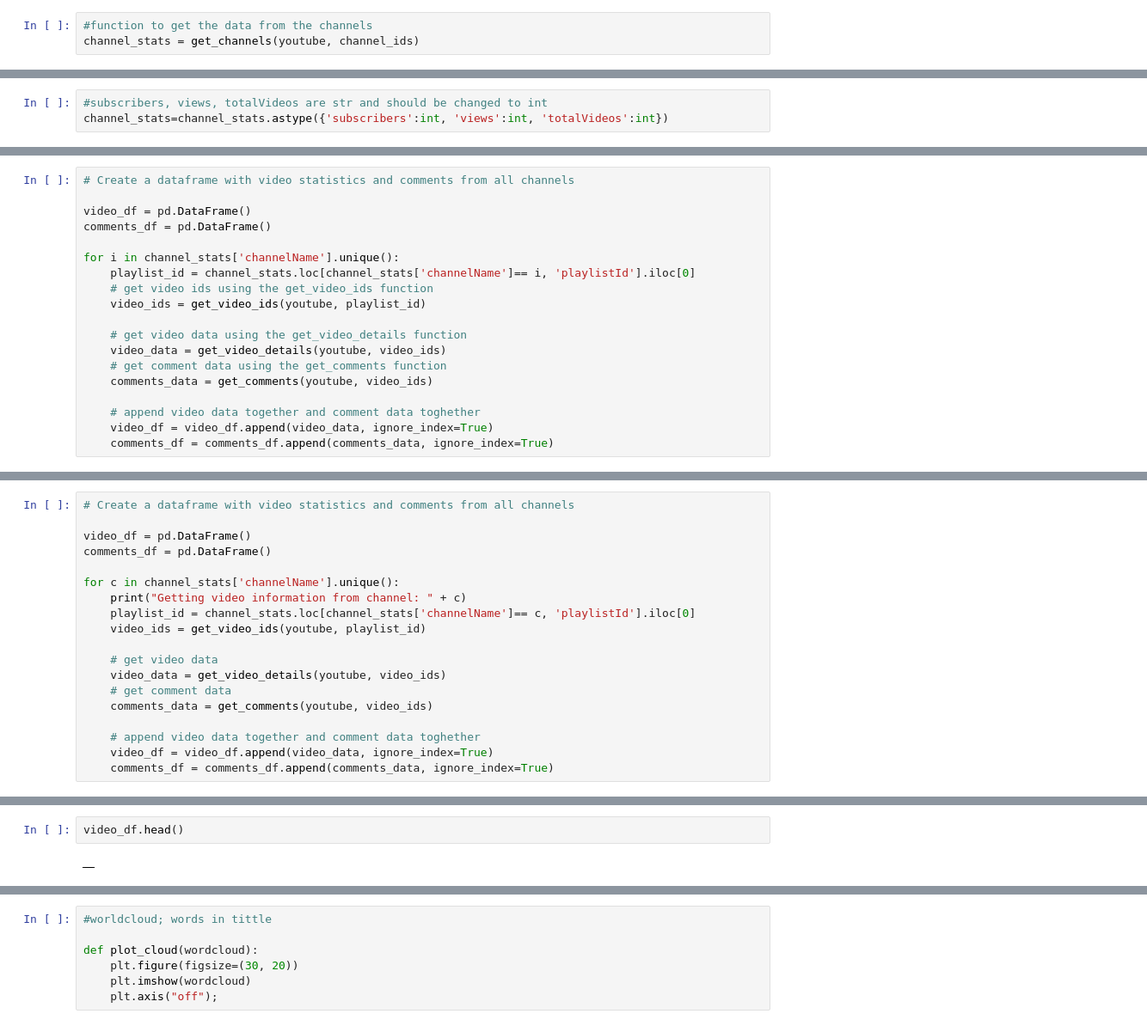
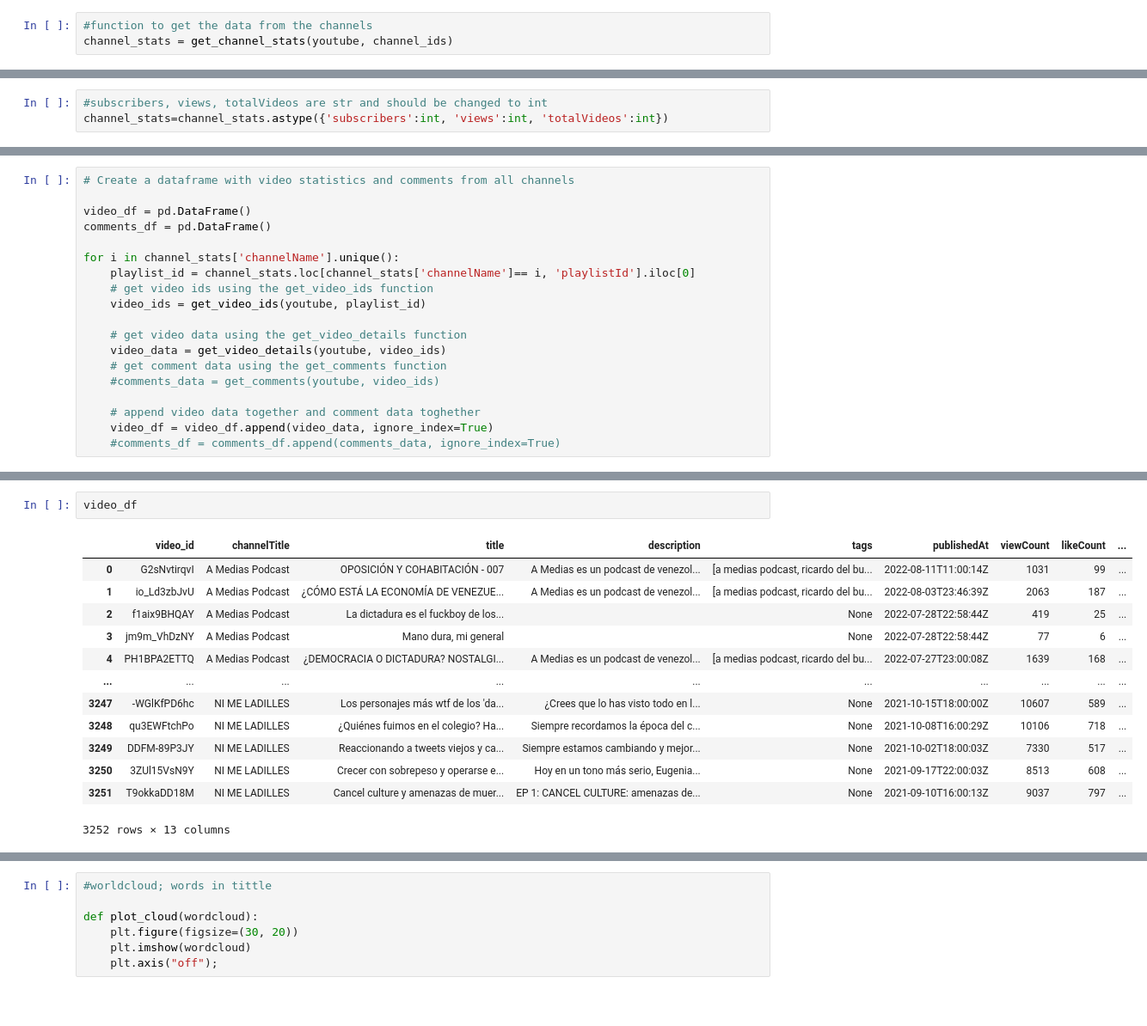
Before and after one commit to jarmasp/Youtube-portfolio-project, a Jupyter notebook: youtube api project.ipynb, the cells around one changed output, grey strips where cells are left out. Shown: that part at 86% size. Cells and saved outputs as stored; diff of their text form; blank space fills up the shorter version.

```diff
--- a/youtube api project.ipynb
+++ b/youtube api project.ipynb
@@ -37,7 +164,7 @@ channel_ids = ['UCS1u11uPQCrGwhfiQwceayA', #El cuartico
                'UCiwZ6NyEwM1cusuRvp8d7vg'] #Carlos Jelambi
 # %%
 #function to get the data from the channels
-channel_stats = get_channels(youtube, channel_ids)
+channel_stats = get_channel_stats(youtube, channel_ids)
 # %%
 channel_stats
 # %% [output]
@@ -93,9 +220,9 @@ for i in channel_stats['channelName'].unique():
     # get video data using the get_video_details function
     video_data = get_video_details(youtube, video_ids)
     # get comment data using the get_comments function
-    comments_data = get_comments(youtube, video_ids)
+    #comments_data = get_comments(youtube, video_ids)
 
     # append video data together and comment data toghether
     video_df = video_df.append(video_data, ignore_index=True)
-    comments_df = comments_df.append(comments_data, ignore_index=True)
+    #comments_df = comments_df.append(comments_data, ignore_index=True)
 # %% [output]
@@ -105,19 +229,0 @@ Could not get comments for video d_z0vvNaB9I
-# %%
-# Create a dataframe with video statistics and comments from all channels
-
-video_df = pd.DataFrame()
-comments_df = pd.DataFrame()
-
-for c in channel_stats['channelName'].unique():
-    print("Getting video information from channel: " + c)
-    playlist_id = channel_stats.loc[channel_stats['channelName']== c, 'playlistId'].iloc[0]
-    video_ids = get_video_ids(youtube, playlist_id)
-
-    # get video data
-    video_data = get_video_details(youtube, video_ids)
-    # get comment data
-    comments_data = get_comments(youtube, video_ids)
-
-    # append video data together and comment data toghether
-    video_df = video_df.append(video_data, ignore_index=True)
-    comments_df = comments_df.append(comments_data, ignore_index=True)
@@ -142,6 +230,18 @@ Could not get comments for video BBzHxDWbhQo
 # %%
-video_df.head()
+video_df
 # %% [output]
-|  |
+|  | video_id | channelTitle | title | description | tags | publishedAt | viewCount | likeCount | ... |
+| 0 | G2sNvtirqvI | A Medias Podcast | OPOSICIÓN Y COHABITACIÓN - 007 | A Medias es un podcast de venezol... | [a medias podcast, ricardo del bu... | 2022-08-11T11:00:14Z | 1031 | 99 | ... |
+| 1 | io_Ld3zbJvU | A Medias Podcast | ¿CÓMO ESTÁ LA ECONOMÍA DE VENEZUE... | A Medias es un podcast de venezol... | [a medias podcast, ricardo del bu... | 2022-08-03T23:46:39Z | 2063 | 187 | ... |
+| 2 | f1aix9BHQAY | A Medias Podcast | La dictadura es el fuckboy de los... |  | None | 2022-07-28T22:58:44Z | 419 | 25 | ... |
+| 3 | jm9m_VhDzNY | A Medias Podcast | Mano dura, mi general |  | None | 2022-07-28T22:58:44Z | 77 | 6 | ... |
+| 4 | PH1BPA2ETTQ | A Medias Podcast | ¿DEMOCRACIA O DICTADURA? NOSTALGI... | A Medias es un podcast de venezol... | [a medias podcast, ricardo del bu... | 2022-07-27T23:00:08Z | 1639 | 168 | ... |
+| ... | ... | ... | ... | ... | ... | ... | ... | ... | ... |
+| 3247 | -WGlKfPD6hc | NI ME LADILLES | Los personajes más wtf de los 'da... | ¿Crees que lo has visto todo en l... | None | 2021-10-15T18:00:00Z | 10607 | 589 | ... |
+| 3248 | qu3EWFtchPo | NI ME LADILLES | ¿Quiénes fuimos en el colegio? Ha... | Siempre recordamos la época del c... | None | 2021-10-08T16:00:29Z | 10106 | 718 | ... |
+| 3249 | DDFM-89P3JY | NI ME LADILLES | Reaccionando a tweets viejos y ca... | Siempre estamos cambiando y mejor... | None | 2021-10-02T18:00:03Z | 7330 | 517 | ... |
+| 3250 | 3ZUl15VsN9Y | NI ME LADILLES | Crecer con sobrepeso y operarse e... | Hoy en un tono más serio, Eugenia... | None | 2021-09-17T22:00:03Z | 8513 | 608 | ... |
+| 3251 | T9okkaDD18M | NI ME LADILLES | Cancel culture y amenazas de muer... | EP 1: CANCEL CULTURE: amenazas de... | None | 2021-09-10T16:00:13Z | 9037 | 797 | ... |
+3252 rows × 13 columns
 # %%
 #to not exceed the API limit, the number of comments was limited to the top ten
```
Also changed, not shown: parts of 24 cells of this notebook, 1 other file.
